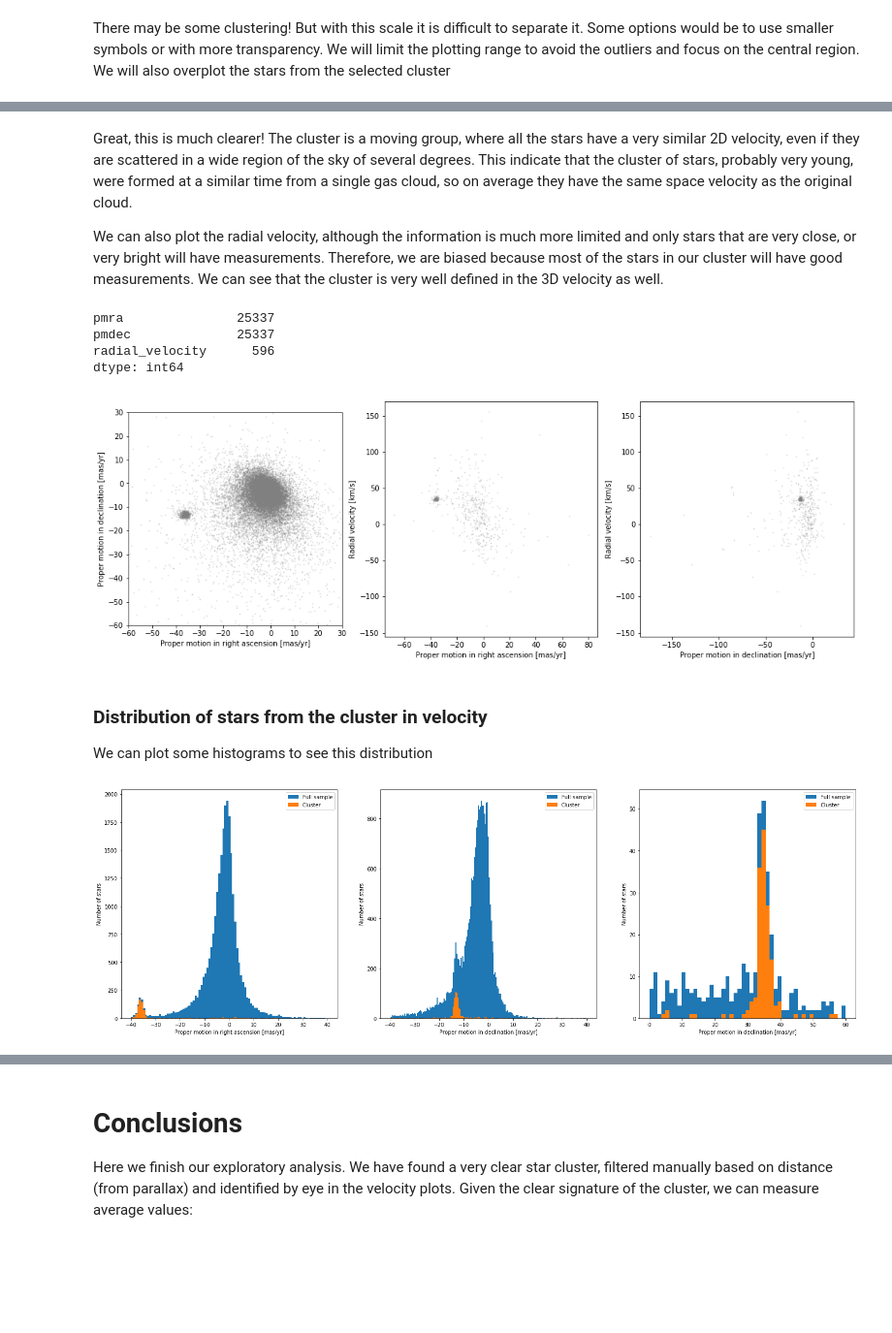
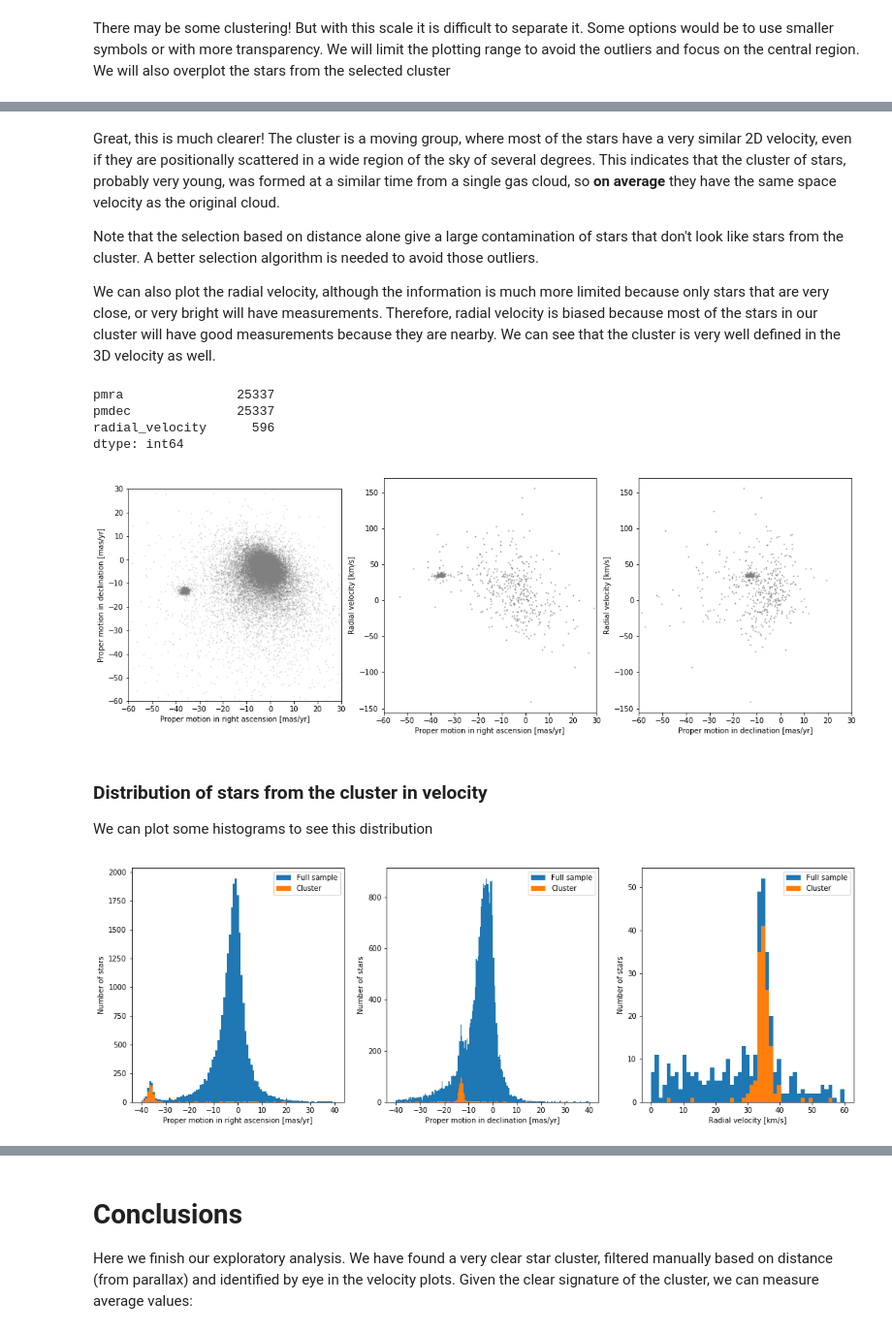
Before and after one commit to espsrc/droplets, a Jupyter notebook: gaia_exploratory/jupyter_exploratory.ipynb, the cells around one changed output, grey strips where cells are left out. Shown at 97% size. Cells and saved outputs as stored; diff of their text form; code cells hidden in the pictures; blank space fills up the shorter version.

Commit message:
Improve jupyter notebook (gaia). Correction of text and adding quiver plot

```diff
--- a/gaia_exploratory/jupyter_exploratory.ipynb
+++ b/gaia_exploratory/jupyter_exploratory.ipynb
@@ -156,7 +167,7 @@ ax[1].set_ylabel('Number of stars');
 # %% [markdown]
 We see a very interesting accummulation of stars at a parallax of approximately 5.2 mas. We can create a filter to select the start in that particular range. We will overplot the distribution of the whole sample and the one of the selected group.
 # %%
-selection = (data['parallax'] > 4.8) & (data['parallax'] < 6.0)
+selection = (data['parallax'] > 5.0) & (data['parallax'] < 5.7)
 cluster = data[selection]
 # %%
 fig, ax = plt.subplots(ncols=2, figsize=(18,6))
@@ -253,7 +265,9 @@ ax.set_ylim(-60, 30);
 # %% [markdown]
-Great, this is much clearer! The cluster is a moving group, where all the stars have a very similar 2D velocity, even if they are scattered in a wide region of the sky of several degrees. This indicate that the cluster of stars, probably very young, were formed at a similar time from a single gas cloud, so on average they have the same space velocity as the original cloud.
+Great, this is much clearer! The cluster is a moving group, where most of the stars have a very similar 2D velocity, even if they are positionally scattered in a wide region of the sky of several degrees. This indicates that the cluster of stars, probably very young, was formed at a similar time from a single gas cloud, so **on average** they have the same space velocity as the original cloud.
 
-We can also plot the radial velocity, although the information is much more limited and only stars that are very close, or very bright will have measurements. Therefore, we are biased because most of the stars in our cluster will have good measurements. We can see that the cluster is very well defined in the 3D velocity as well.
+Note that the selection based on distance alone give a large contamination of stars that don't look like stars from the cluster. A better selection algorithm is needed to avoid those outliers.
+
+We can also plot the radial velocity, although the information is much more limited because only stars that are very close, or very bright will have measurements. Therefore, radial velocity is biased because most of the stars in our cluster will have good measurements because they are nearby. We can see that the cluster is very well defined in the 3D velocity as well.
 # %%
 # Counting the number of stars with valid measurements
 data[['pmra', 'pmdec', 'radial_velocity']].count()
@@ -265,8 +279,8 @@ dtype: int64
 # %%
 fig, ax = plt.subplots(ncols=3, figsize=(18,6))
 ax[0].scatter(data['pmra'], data['pmdec'], c='gray', s=1, alpha=0.2);
-ax[1].scatter(data['pmra'], data['radial_velocity'],  c='gray', s=1, alpha=0.2);
-ax[2].scatter(data['pmdec'], data['radial_velocity'], c='gray', s=1, alpha=0.2);
+ax[1].scatter(data['pmra'], data['radial_velocity'],  c='gray', s=1, alpha=0.7);
+ax[2].scatter(data['pmdec'], data['radial_velocity'], c='gray', s=1, alpha=0.7);
 
 ax[0].set_xlabel('Proper motion in right ascension [mas/yr]')
 ax[0].set_ylabel('Proper motion in declination [mas/yr]')
@@ -278,31 +292,33 @@ ax[2].set_ylabel('Radial velocity [km/s]');
 ax[0].set_aspect('equal')
 
 ax[0].set_xlim(-60, 30)
-ax[0].set_ylim(-60, 30);
+ax[0].set_ylim(-60, 30)
+ax[1].set_xlim(-60, 30)
+ax[2].set_xlim(-60, 30);
 # %% [output]
-[figure, old version]
+[figure, new version]
 # %% [markdown]
 ### Distribution of stars from the cluster in velocity
 
 We can plot some histograms to see this distribution
 # %%
-fig, ax = plt.subplots(ncols=3, figsize=(25,8))
+fig, ax = plt.subplots(ncols=3, figsize=(18,6))
 ax[0].hist(data['pmra'], bins=np.linspace(-40, 40, 100), label='Full sample')
 ax[0].hist(cluster['pmra'], bins=np.linspace(-40, 40, 100), label='Cluster')
 ax[1].hist(data['pmdec'], bins=np.linspace(-40, 40, 200), label='Full sample')
 ax[1].hist(cluster['pmdec'], bins=np.linspace(-40, 40, 200), label='Cluster')
 ax[2].hist(data['radial_velocity'], bins=np.linspace(0, 60, 50), label='Full sample')
 ax[2].hist(cluster['radial_velocity'], bins=np.linspace(0, 60, 50), label='Cluster')
 
 ax[0].set_xlabel('Proper motion in right ascension [mas/yr]')
 ax[0].set_ylabel('Number of stars');
 ax[1].set_xlabel('Proper motion in declination [mas/yr]')
 ax[1].set_ylabel('Number of stars');
-ax[2].set_xlabel('Proper motion in declination [mas/yr]')
+ax[2].set_xlabel('Radial velocity [km/s]')
 ax[2].set_ylabel('Number of stars');
 
 ax[0].legend()
-ax[1].legend();
+ax[1].legend()
 ax[2].legend();
 # %% [output]
-[figure, old version]
+[figure, new version]
```
Also changed, not shown: parts of 14 cells of this notebook.
